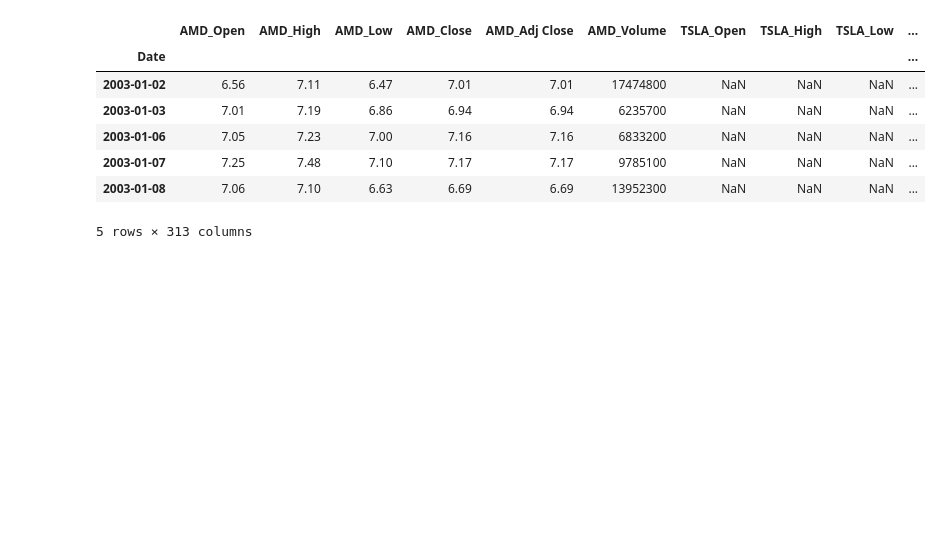
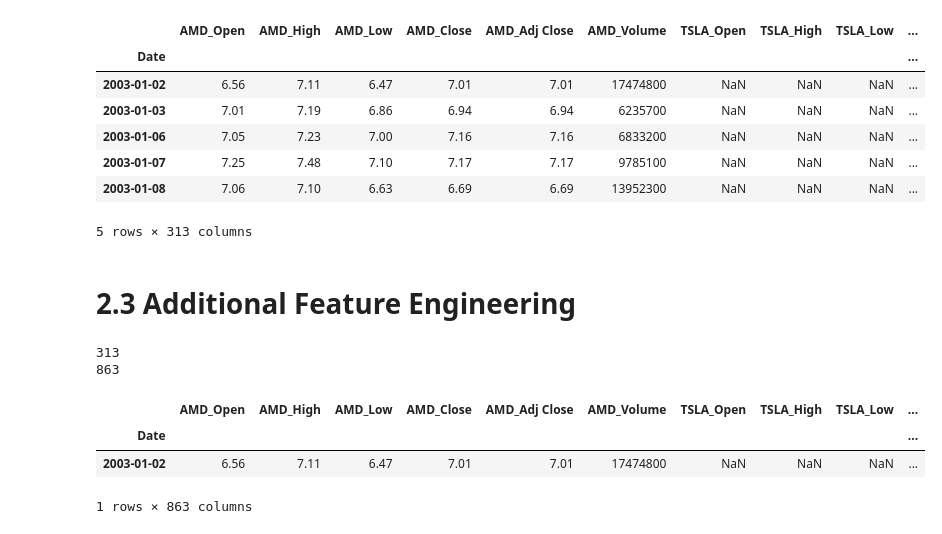
Before and after one commit to bandham-manikanta/portfolio-recommendation, a Jupyter notebook: main.ipynb, the cells around one changed output. Saved outputs shown, nothing was run; the diff lists cells and outputs as text; code cells hidden in the pictures; blank space fills up the shorter version.

```diff
--- a/main.ipynb
+++ b/main.ipynb
@@ -395,3 +395,52 @@ combined_data.head()
 | 2003-01-07 | 7.25 | 7.48 | 7.10 | 7.17 | 7.17 | 9785100 | NaN | NaN | NaN | ... |
 | 2003-01-08 | 7.06 | 7.10 | 6.63 | 6.69 | 6.69 | 13952300 | NaN | NaN | NaN | ... |
 5 rows × 313 columns
+# %% [markdown]
+# 2.3 Additional Feature Engineering
+# %%
+import pandas_ta as ta
+
+tickers = ["AAPL", "NVDA", "MSFT", "GOOG", "GOOGL", "AMZN", "META", "AVGO", "LLY", "TSLA",
+                 "WMT", "JPM", "V", "XOM", "UNH", "ORCL", "MA", "HD", "PG", "COST", "JNJ",
+                 "NFLX", "ABBV", "BAC", "KO", "CRM", "CVX", "MRK", "TMUS", "AMD", "PEP",
+                 "ACN", "LIN", "TMO", "MCD", "CSCO", "ADBE", "WFC", "IBM", "GE", "ABT",
+                 "DHR", "AXP", "MS", "CAT", "NOW", "QCOM", "PM", "ISRG", "VZ"]
+
+print(len(combined_data.columns))
+
+for ticker in tickers:
+    close_col = f'{ticker}_Close'
+
+    if close_col in combined_data.columns:
+        # Calculate SMA (Simple Moving Average)
+        combined_data[f'{ticker}_SMA_20'] = ta.sma(combined_data[close_col], length=20)
+
+        # Calculate RSI (Relative Strength Index)
+        combined_data[f'{ticker}_RSI_14'] = ta.rsi(combined_data[close_col], length=14)
+
+        # Calculate MACD (Moving Average Convergence Divergence)
+        macd = ta.macd(combined_data[close_col], fast=12, slow=26)
+        macd_columns = [f'{ticker}_MACD', f'{ticker}_MACD_Hist', f'{ticker}_MACD_Signal']
+        macd.columns = macd_columns
+        combined_data = pd.concat([combined_data, macd], axis=1)
+
+        # Calculate Bollinger Bands
+        bbands = ta.bbands(combined_data[close_col], length=20)
+        bbands_columns = [f'{ticker}_BB_Lower', f'{ticker}_BB_Middle', f'{ticker}_BB_Upper', f'{ticker}_BB_Bandwidth', f'{ticker}_BB_Percentage']
+        bbands.columns = bbands_columns
+        combined_data = pd.concat([combined_data, bbands], axis=1)
+
+        # Calculate Momentum
+        combined_data[f'{ticker}_MOM_10'] = ta.mom(combined_data[close_col], length=10)
+    else:
+        print(f'Column {close_col} not found in combined_data.')
+
+print(len(combined_data.columns))
+combined_data.head(1)
+# %% [output]
+313
+863
+|  | AMD_Open | AMD_High | AMD_Low | AMD_Close | AMD_Adj Close | AMD_Volume | TSLA_Open | TSLA_High | TSLA_Low | ... |
+| Date |  |  |  |  |  |  |  |  |  | ... |
+| 2003-01-02 | 6.56 | 7.11 | 6.47 | 7.01 | 7.01 | 17474800 | NaN | NaN | NaN | ... |
+1 rows × 863 columns
```
Also changed, not shown: parts of 4 cells of this notebook.
